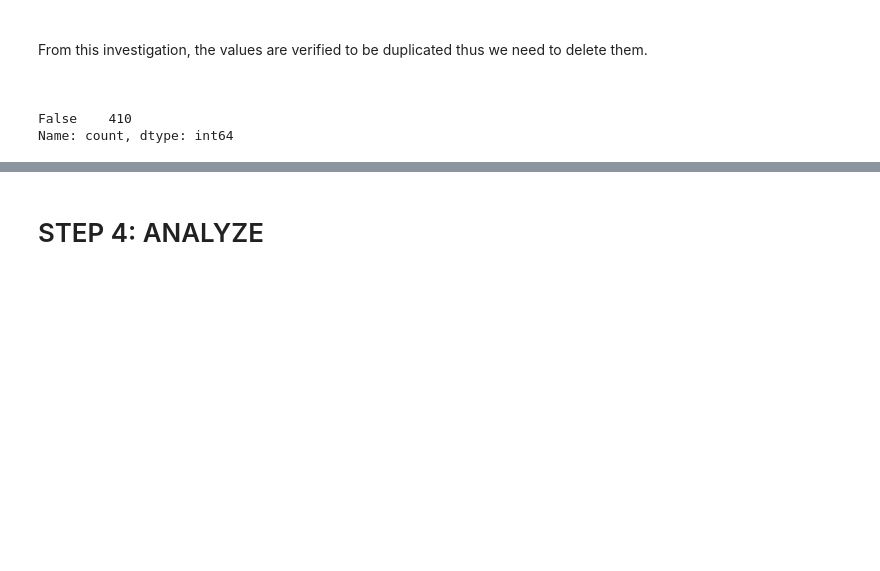
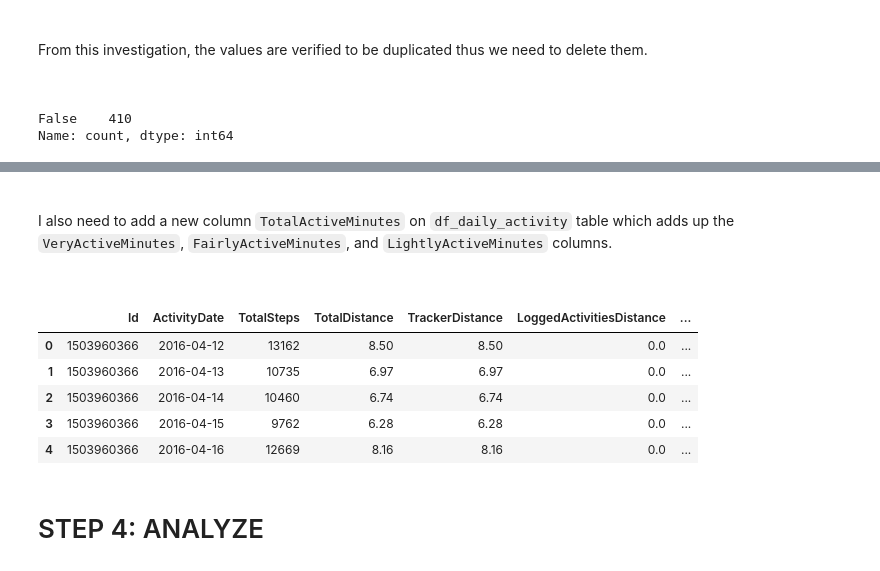
Before and after one commit to Klekzee/Case-Studies, a Jupyter notebook: 01-GoogleCapstone1/BellaBeat.ipynb, the cells around one changed output, grey strips where cells are left out. Drawn from its saved outputs; the diff is of its cells as text; code cells hidden in the pictures; blank space fills up the shorter version.

```diff
--- a/01-GoogleCapstone1/BellaBeat.ipynb
+++ b/01-GoogleCapstone1/BellaBeat.ipynb
@@ -357,3 +388,19 @@ memory usage: 110.3 KB
+# %% [markdown]
+<br>
+
+I also need to add a new column `TotalActiveMinutes` on `df_daily_activity` table which adds up the `VeryActiveMinutes`, `FairlyActiveMinutes`, and `LightlyActiveMinutes` columns.
+
+<br>
+# %%
+df_daily_activity['TotalActiveMinutes'] = df_daily_activity[['VeryActiveMinutes', 'FairlyActiveMinutes', 'LightlyActiveMinutes']].sum(axis=1)
+df_daily_activity.head()
+# %% [output]
+|  | Id | ActivityDate | TotalSteps | TotalDistance | TrackerDistance | LoggedActivitiesDistance | ... |
+| 0 | 1503960366 | 2016-04-12 | 13162 | 8.50 | 8.50 | 0.0 | ... |
+| 1 | 1503960366 | 2016-04-13 | 10735 | 6.97 | 6.97 | 0.0 | ... |
+| 2 | 1503960366 | 2016-04-14 | 10460 | 6.74 | 6.74 | 0.0 | ... |
+| 3 | 1503960366 | 2016-04-15 | 9762 | 6.28 | 6.28 | 0.0 | ... |
+| 4 | 1503960366 | 2016-04-16 | 12669 | 8.16 | 8.16 | 0.0 | ... |
 # %% [markdown]
 # STEP 4: ANALYZE
 # %% [markdown]
```
Also changed, not shown: parts of 16 cells of this notebook.
